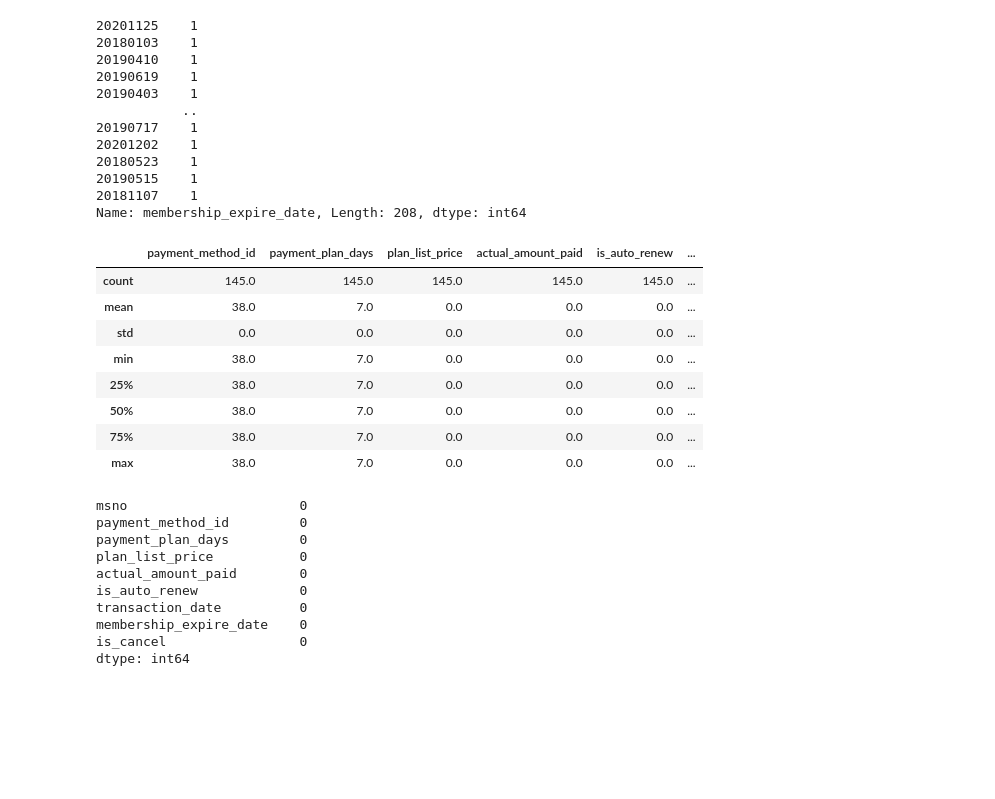
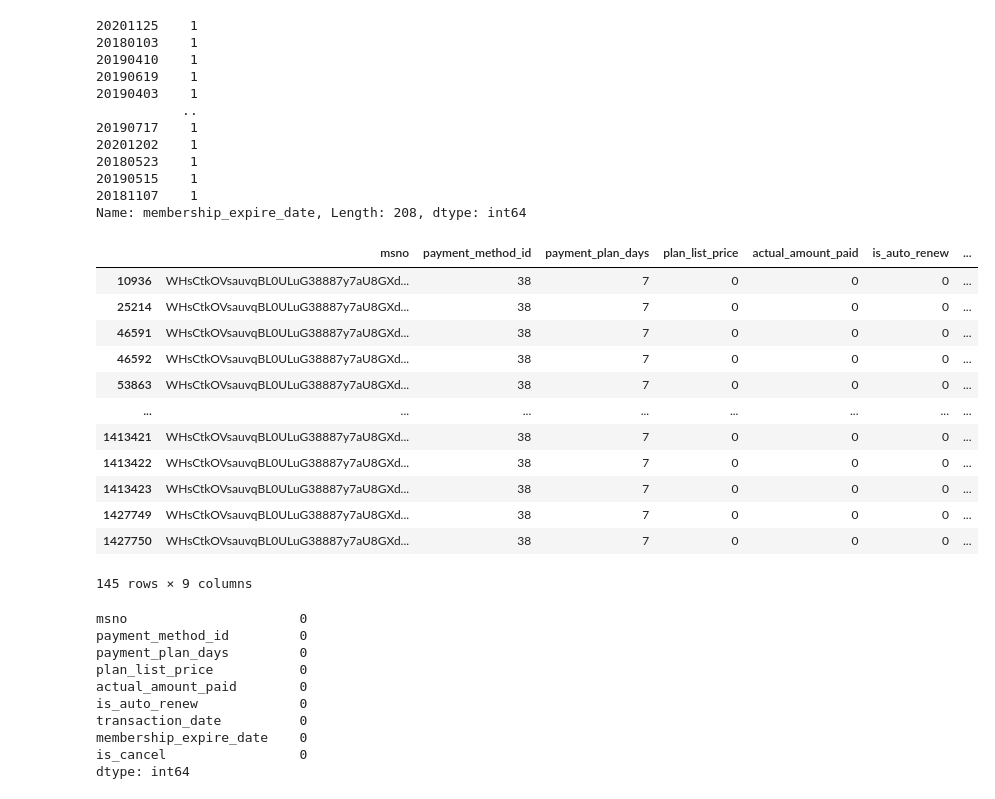
Before and after one commit to Marsha1113302/Springboard, a Jupyter notebook: Capstone2.ipynb, the cells around one changed output. Cells and saved outputs as stored; diff of their text form; code cells hidden in the pictures; blank space fills up the shorter version.

```diff
--- a/Capstone2.ipynb
+++ b/Capstone2.ipynb
@@ -15,6 +15,8 @@ from sklearn.feature_selection import SelectKBest, f_regression
 from sklearn.ensemble import RandomForestRegressor
 from sklearn.metrics import r2_score, mean_squared_error, mean_absolute_error
 from sklearn.pipeline import make_pipeline
+# %%
+pd.set_option('display.max_columns', None)
 # %%
 # Train table contains user ID and whether or not they churned
 
@@ -71,6 +176,4 @@ transdf
 | 1431007 | zzNhkExbpzmpjp9tXefiCUBtgNLgS+vZE... | 38 | 30 | 149 | 149 | 0 | ... |
 | 1431008 | zzZmdSzz7J9oyC/5nHr/HBvWg6k+p2W15... | 32 | 180 | 699 | 699 | 0 | ... |
 1431009 rows × 9 columns
-# %%
-transdf = transdf.rename(columns = {'msno' : 'userid'})
 # %%
@@ -124,17 +234,21 @@ transdf[transdf.msno == '72gJqt1O31E/WoxAEYFn9LHNI6mAZFGera5Q6gvsFkA=']['members
 20181107    1
 Name: membership_expire_date, Length: 208, dtype: int64
 # %%
-transdf[transdf.userid == 'WHsCtkOVsauvqBL0ULuG38887y7aU8GXdCmJMjw6hjQ=']
+transdf[transdf.msno == 'WHsCtkOVsauvqBL0ULuG38887y7aU8GXdCmJMjw6hjQ=']
 # %% [output]
-|  | payment_method_id | payment_plan_days | plan_list_price | actual_amount_paid | is_auto_renew | ... |
-| count | 145.0 | 145.0 | 145.0 | 145.0 | 145.0 | ... |
-| mean | 38.0 | 7.0 | 0.0 | 0.0 | 0.0 | ... |
-| std | 0.0 | 0.0 | 0.0 | 0.0 | 0.0 | ... |
-| min | 38.0 | 7.0 | 0.0 | 0.0 | 0.0 | ... |
-| 25% | 38.0 | 7.0 | 0.0 | 0.0 | 0.0 | ... |
-| 50% | 38.0 | 7.0 | 0.0 | 0.0 | 0.0 | ... |
-| 75% | 38.0 | 7.0 | 0.0 | 0.0 | 0.0 | ... |
-| max | 38.0 | 7.0 | 0.0 | 0.0 | 0.0 | ... |
+|  | msno | payment_method_id | payment_plan_days | plan_list_price | actual_amount_paid | is_auto_renew | ... |
+| 10936 | WHsCtkOVsauvqBL0ULuG38887y7aU8GXd... | 38 | 7 | 0 | 0 | 0 | ... |
+| 25214 | WHsCtkOVsauvqBL0ULuG38887y7aU8GXd... | 38 | 7 | 0 | 0 | 0 | ... |
+| 46591 | WHsCtkOVsauvqBL0ULuG38887y7aU8GXd... | 38 | 7 | 0 | 0 | 0 | ... |
+| 46592 | WHsCtkOVsauvqBL0ULuG38887y7aU8GXd... | 38 | 7 | 0 | 0 | 0 | ... |
+| 53863 | WHsCtkOVsauvqBL0ULuG38887y7aU8GXd... | 38 | 7 | 0 | 0 | 0 | ... |
+| ... | ... | ... | ... | ... | ... | ... | ... |
+| 1413421 | WHsCtkOVsauvqBL0ULuG38887y7aU8GXd... | 38 | 7 | 0 | 0 | 0 | ... |
+| 1413422 | WHsCtkOVsauvqBL0ULuG38887y7aU8GXd... | 38 | 7 | 0 | 0 | 0 | ... |
+| 1413423 | WHsCtkOVsauvqBL0ULuG38887y7aU8GXd... | 38 | 7 | 0 | 0 | 0 | ... |
+| 1427749 | WHsCtkOVsauvqBL0ULuG38887y7aU8GXd... | 38 | 7 | 0 | 0 | 0 | ... |
+| 1427750 | WHsCtkOVsauvqBL0ULuG38887y7aU8GXd... | 38 | 7 | 0 | 0 | 0 | ... |
+145 rows × 9 columns
 # %%
 # check for null values
 transdf.isnull().sum()
```
Also changed, not shown: parts of 44 cells of this notebook.
